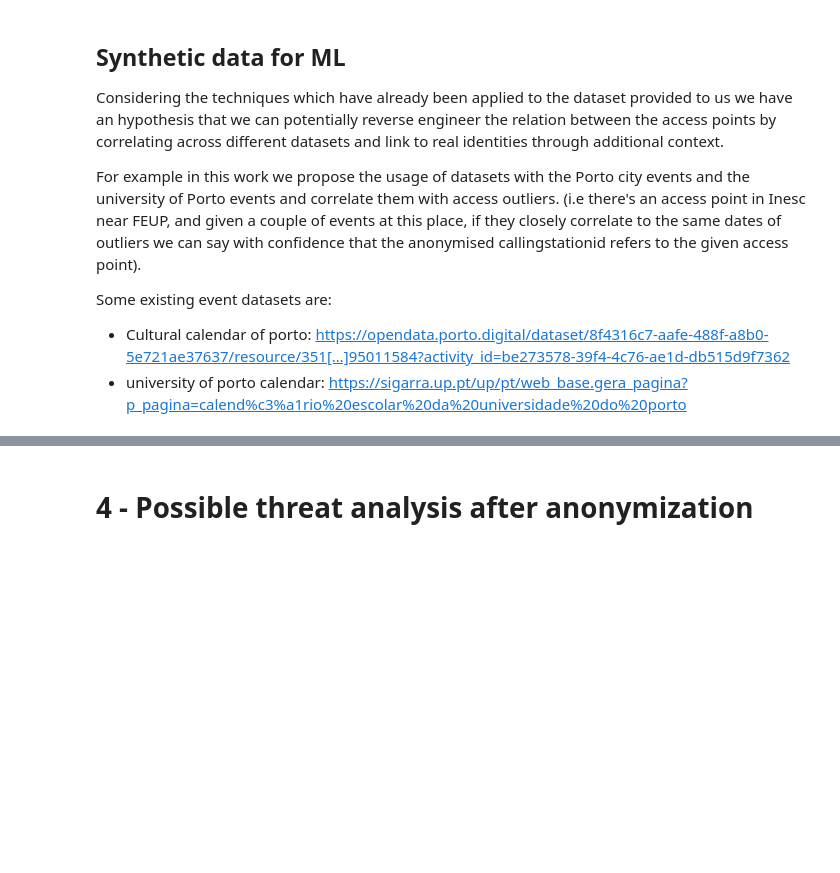
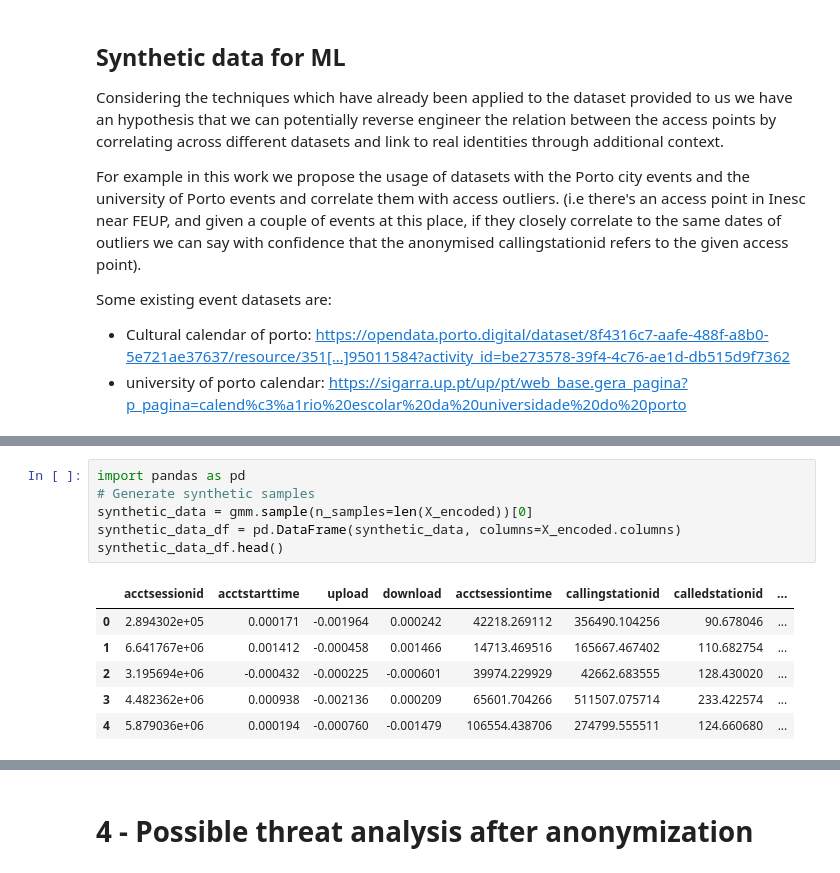
Before and after one commit to Cabeda/hackacity, a Jupyter notebook: [TEAM PLICity] Hackacity 2024 - Notebook.ipynb, the cells around one changed output, grey strips where cells are left out. Drawn from its saved outputs; the diff is of its cells as text; blank space fills up the shorter version.

```diff
--- a/[TEAM PLICity] Hackacity 2024 - Notebook.ipynb
+++ b/[TEAM PLICity] Hackacity 2024 - Notebook.ipynb
@@ -157,0 +204,13 @@ Some existing event datasets are:
+# %%
+import pandas as pd
+# Generate synthetic samples
+synthetic_data = gmm.sample(n_samples=len(X_encoded))[0]
+synthetic_data_df = pd.DataFrame(synthetic_data, columns=X_encoded.columns)
+synthetic_data_df.head()
+# %% [output]
+|  | acctsessionid | acctstarttime | upload | download | acctsessiontime | callingstationid | calledstationid | ... |
+| 0 | 2.894302e+05 | 0.000171 | -0.001964 | 0.000242 | 42218.269112 | 356490.104256 | 90.678046 | ... |
+| 1 | 6.641767e+06 | 0.001412 | -0.000458 | 0.001466 | 14713.469516 | 165667.467402 | 110.682754 | ... |
+| 2 | 3.195694e+06 | -0.000432 | -0.000225 | -0.000601 | 39974.229929 | 42662.683555 | 128.430020 | ... |
+| 3 | 4.482362e+06 | 0.000938 | -0.002136 | 0.000209 | 65601.704266 | 511507.075714 | 233.422574 | ... |
+| 4 | 5.879036e+06 | 0.000194 | -0.000760 | -0.001479 | 106554.438706 | 274799.555511 | 124.660680 | ... |
```
Also changed, not shown: parts of 6 cells of this notebook.
